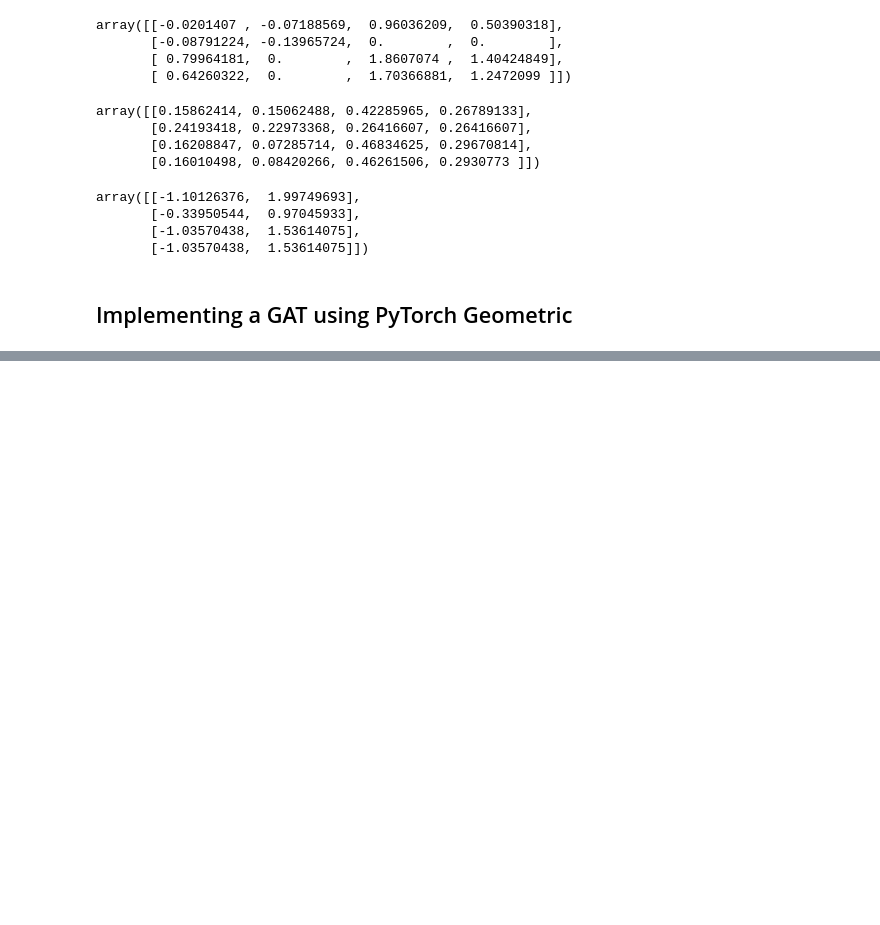
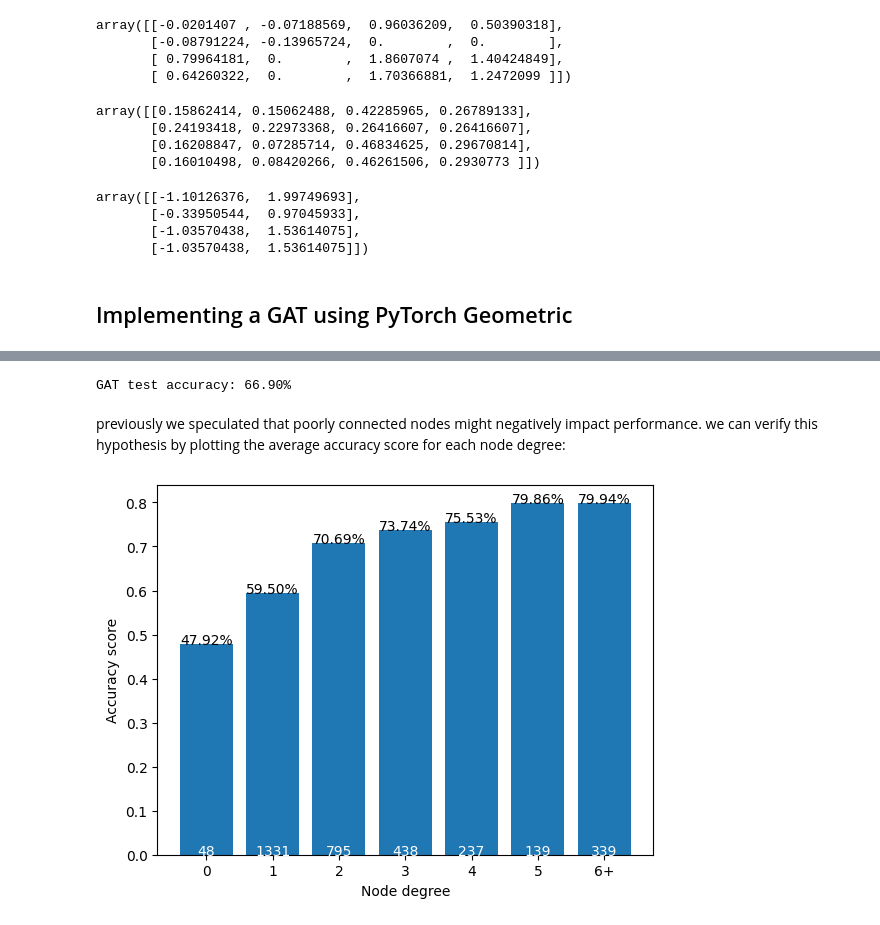
Before and after one commit to Spartan-119/advanced-gnn, a Jupyter notebook: ch 7/ch7.ipynb, the cells around one changed output, grey strips where cells are left out. Cells and saved outputs as stored; diff of their text form; code cells hidden in the pictures; blank space fills up the shorter version.

```diff
--- a/ch 7/ch7.ipynb
+++ b/ch 7/ch7.ipynb
@@ -206,0 +217,3 @@ GAT test accuracy: 80.10%
+# %%
+gat = GAT(dataset.num_features, 16, dataset.num_classes)
+gat.fit(data, epochs = 100)
@@ -206,0 +227,36 @@ GAT test accuracy: 80.10%
+# %%
+acc = gat.test(data)
+print(f"GAT test accuracy: {acc * 100:.2f}%")
+# %% [output]
+GAT test accuracy: 66.90%
+# %% [markdown]
+previously we speculated that poorly connected nodes might negatively impact performance. we can verify this hypothesis by plotting the average accuracy score for each node degree:
+# %%
+out = gat(data.x, data.edge_index) # get the model's classifications
+degrees = degree(data.edge_index[0]).numpy() # calculate teh degree of each node.
+
+# we store the accuracy scores and sample sizes
+accuracies, sizes = [], []
+
+for i in range(6):
+    mask = np.where(degrees == i)[0]
+    accuracies.append(accuracy(out.argmax(dim = 1)[mask], data.y[mask]))
+    sizes.append(len(mask))
+
+
+# we repeat thsi process for every node with a degree higher than 5
+mask = np.where(degrees > 5)[0]
+accuracies.append(accuracy(out.argmax(dim = 1)[mask], data.y[mask]))
+sizes.append(len(mask))
+
+# Bar plot
+fig, ax = plt.subplots()
+ax.set_xlabel('Node degree')
+ax.set_ylabel('Accuracy score')
+plt.bar(['0','1','2','3','4','5','6+'], accuracies)
+for i in range(0, 7):
+    plt.text(i, accuracies[i], f'{accuracies[i]*100:.2f}%', ha='center', color='black')
+for i in range(0, 7):
+    plt.text(i, accuracies[i]//2, sizes[i], ha='center', color='white')
+# %% [output]
+[figure, added]
```
Also changed, not shown: parts of 8 cells of this notebook, 11 other files.
